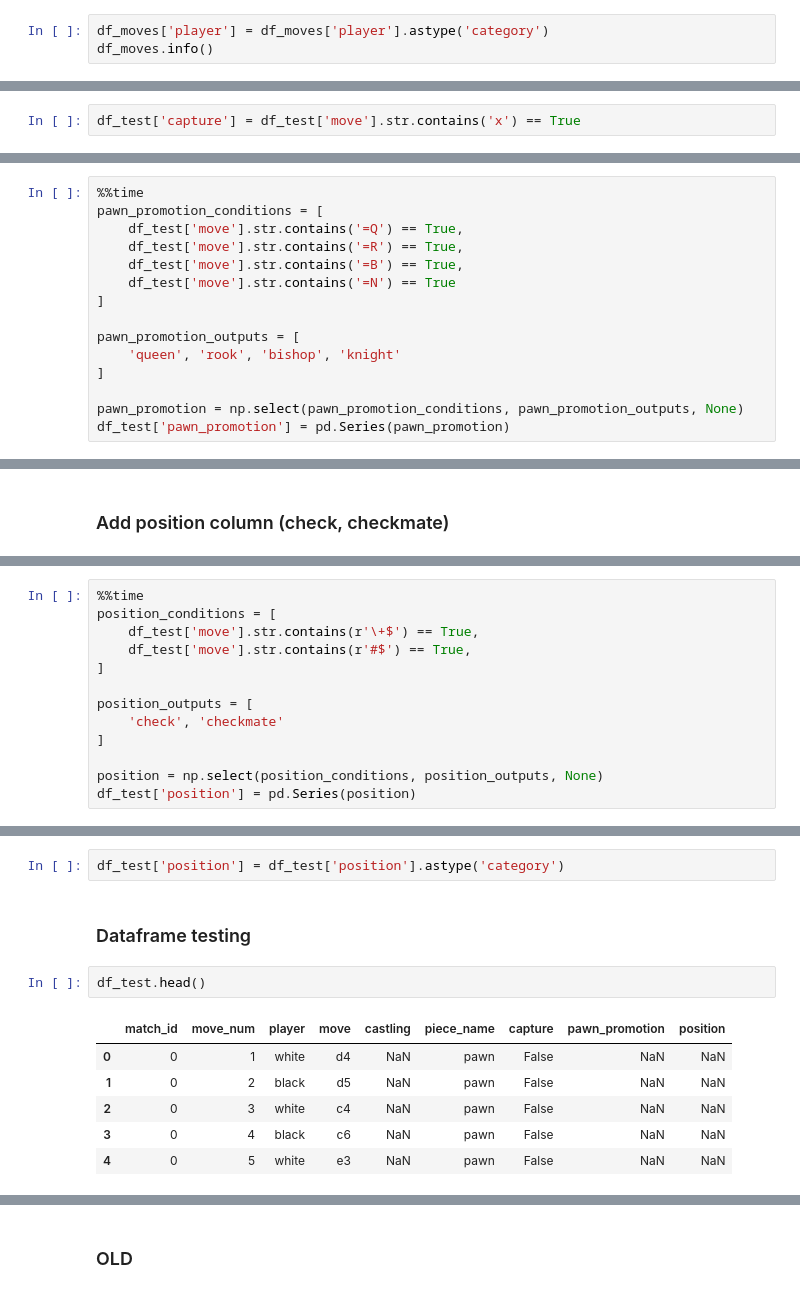
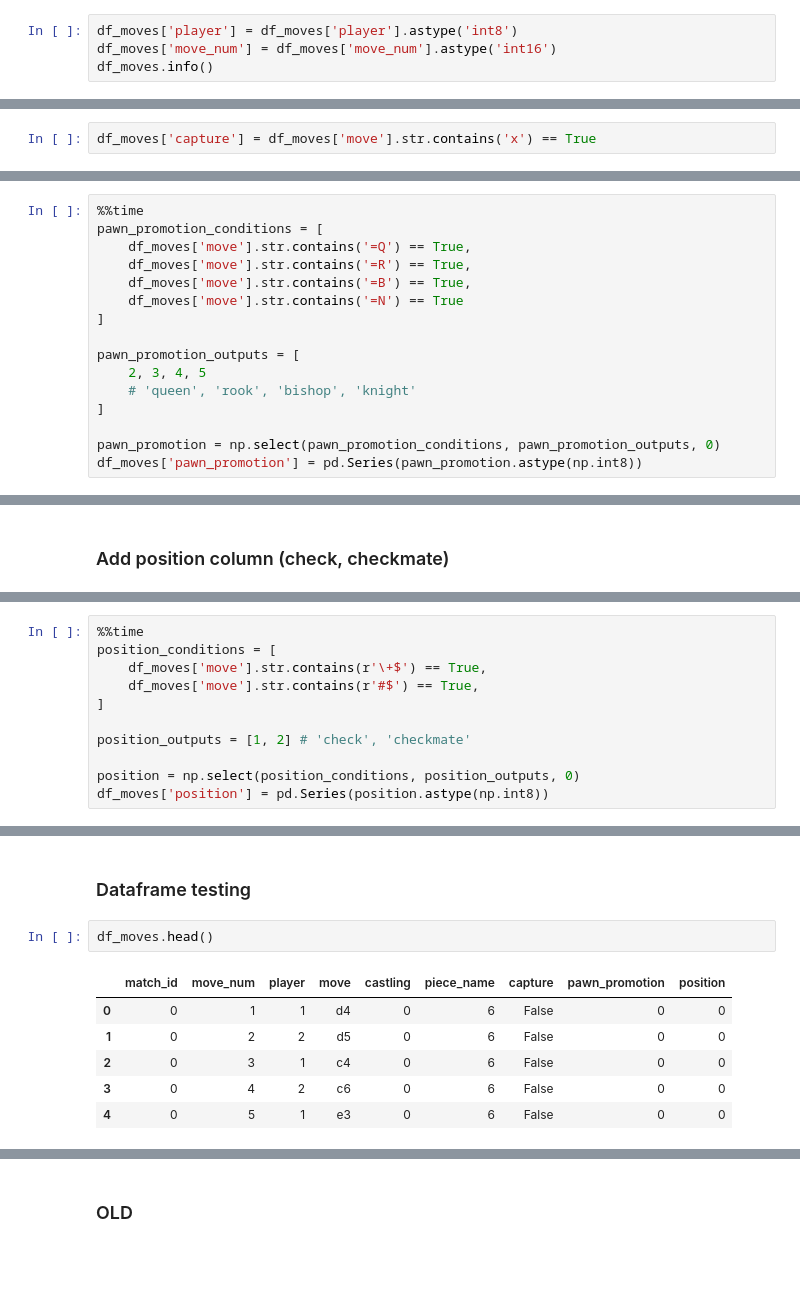
Before and after one commit to MishchenkoYuriy/Chess-Analysis, a Jupyter notebook: chess.ipynb, the cells around one changed output, grey strips where cells are left out. Saved outputs shown, nothing was run; the diff lists cells and outputs as text; blank space fills up the shorter version.

```diff
--- a/chess.ipynb
+++ b/chess.ipynb
@@ -198,5 +204,6 @@ memory usage: 898.0+ MB
 # %%
-df_moves['player'] = df_moves['player'].astype('category')
+df_moves['player'] = df_moves['player'].astype('int8')
+df_moves['move_num'] = df_moves['move_num'].astype('int16')
 df_moves.info()
 # %% [output]
 <class 'pandas.core.frame.DataFrame'>
@@ -309,22 +305,23 @@ df_test['piece_name'] = df_test['piece_name'].astype('category')
 # %% [markdown]
 ### Add capture column
 # %%
-df_test['capture'] = df_test['move'].str.contains('x') == True
+df_moves['capture'] = df_moves['move'].str.contains('x') == True
 # %% [markdown]
 ### Add pawn promotion column
 # %%
 %%time
 pawn_promotion_conditions = [
-    df_test['move'].str.contains('=Q') == True,
-    df_test['move'].str.contains('=R') == True,
-    df_test['move'].str.contains('=B') == True,
-    df_test['move'].str.contains('=N') == True
+    df_moves['move'].str.contains('=Q') == True,
+    df_moves['move'].str.contains('=R') == True,
+    df_moves['move'].str.contains('=B') == True,
+    df_moves['move'].str.contains('=N') == True
 ]
 
 pawn_promotion_outputs = [
-    'queen', 'rook', 'bishop', 'knight'
+    2, 3, 4, 5
+    # 'queen', 'rook', 'bishop', 'knight'
 ]
 
-pawn_promotion = np.select(pawn_promotion_conditions, pawn_promotion_outputs, None)
-df_test['pawn_promotion'] = pd.Series(pawn_promotion)
+pawn_promotion = np.select(pawn_promotion_conditions, pawn_promotion_outputs, 0)
+df_moves['pawn_promotion'] = pd.Series(pawn_promotion.astype(np.int8))
 # %% [output]
@@ -337,14 +334,12 @@ df_test['pawn_promotion'] = df_test['pawn_promotion'].astype('category')
 # %%
 %%time
 position_conditions = [
-    df_test['move'].str.contains(r'\+$') == True,
-    df_test['move'].str.contains(r'#$') == True,
+    df_moves['move'].str.contains(r'\+$') == True,
+    df_moves['move'].str.contains(r'#$') == True,
 ]
 
-position_outputs = [
-    'check', 'checkmate'
-]
+position_outputs = [1, 2] # 'check', 'checkmate'
 
-position = np.select(position_conditions, position_outputs, None)
-df_test['position'] = pd.Series(position)
+position = np.select(position_conditions, position_outputs, 0)
+df_moves['position'] = pd.Series(position.astype(np.int8))
 # %% [output]
@@ -353,14 +348,12 @@ Wall time: 34.7 s
-# %%
-df_test['position'] = df_test['position'].astype('category')
 # %% [markdown]
 ### Dataframe testing
 # %%
-df_test.head()
+df_moves.head()
 # %% [output]
 |  | match_id | move_num | player | move | castling | piece_name | capture | pawn_promotion | position |
-| 0 | 0 | 1 | white | d4 | NaN | pawn | False | NaN | NaN |
-| 1 | 0 | 2 | black | d5 | NaN | pawn | False | NaN | NaN |
-| 2 | 0 | 3 | white | c4 | NaN | pawn | False | NaN | NaN |
-| 3 | 0 | 4 | black | c6 | NaN | pawn | False | NaN | NaN |
-| 4 | 0 | 5 | white | e3 | NaN | pawn | False | NaN | NaN |
+| 0 | 0 | 1 | 1 | d4 | 0 | 6 | False | 0 | 0 |
+| 1 | 0 | 2 | 2 | d5 | 0 | 6 | False | 0 | 0 |
+| 2 | 0 | 3 | 1 | c4 | 0 | 6 | False | 0 | 0 |
+| 3 | 0 | 4 | 2 | c6 | 0 | 6 | False | 0 | 0 |
+| 4 | 0 | 5 | 1 | e3 | 0 | 6 | False | 0 | 0 |
 # %%
```
Also changed, not shown: parts of 34 cells of this notebook.
